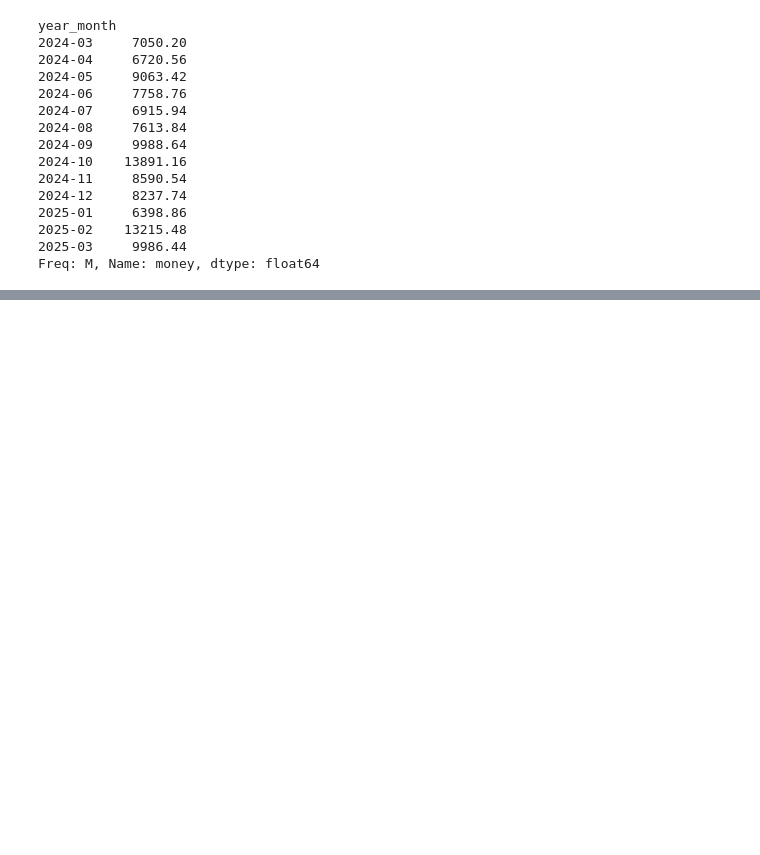
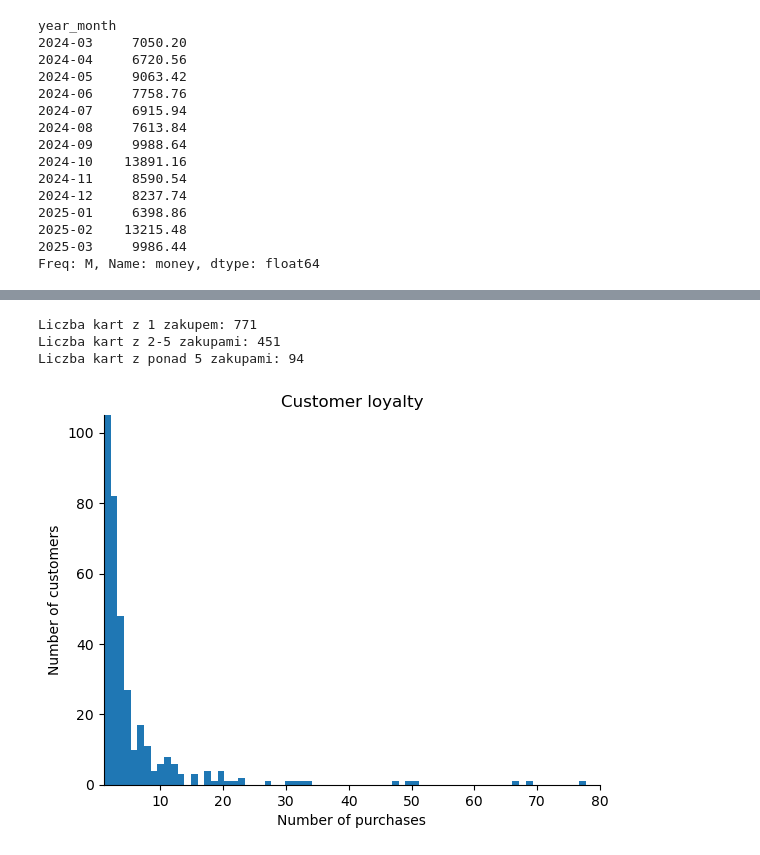
Before and after one commit to mtszczepaniak/Coffee_Sales_Analysis, a Jupyter notebook: 2.Coffe_Sales_Trends.ipynb, the cells around one changed output, grey strips where cells are left out. Cells and saved outputs as stored; diff of their text form; code cells hidden in the pictures; blank space fills up the shorter version.

```diff
--- a/2.Coffe_Sales_Trends.ipynb
+++ b/2.Coffe_Sales_Trends.ipynb
@@ -153,0 +165,3 @@ plt.ylim(0,32)
+# %%
+cardcount = df['card'].value_counts()
+cardcount
@@ -153,0 +182,24 @@ plt.ylim(0,32)
+# %%
+one_time = (cardcount == 1).sum()
+few_times = ((cardcount >= 2) & (cardcount <= 5)).sum()
+many_times = (cardcount > 5).sum()
+
+print(f"Liczba kart z 1 zakupem: {one_time}")
+print(f"Liczba kart z 2-5 zakupami: {few_times}")
+print(f"Liczba kart z ponad 5 zakupami: {many_times}")
+# %% [output]
+Liczba kart z 1 zakupem: 771
+Liczba kart z 2-5 zakupami: 451
+Liczba kart z ponad 5 zakupami: 94
+# %%
+cardcount.hist(bins=120)
+plt.xlim(1,80)
+plt.ylim(0,105)
+plt.xlabel("Number of purchases")
+plt.ylabel("Number of customers")
+plt.title("Customer loyalty")
+plt.grid(False)
+sns.despine()
+plt.show()
+# %% [output]
+[figure, added]
```
Also changed, not shown: parts of 7 cells of this notebook, 1 other file.
